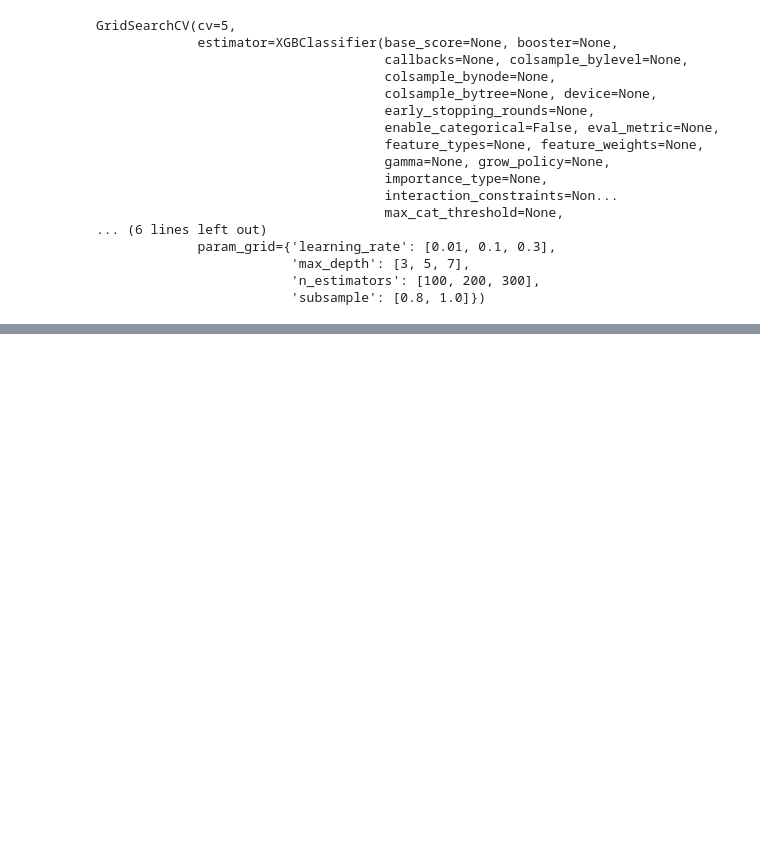
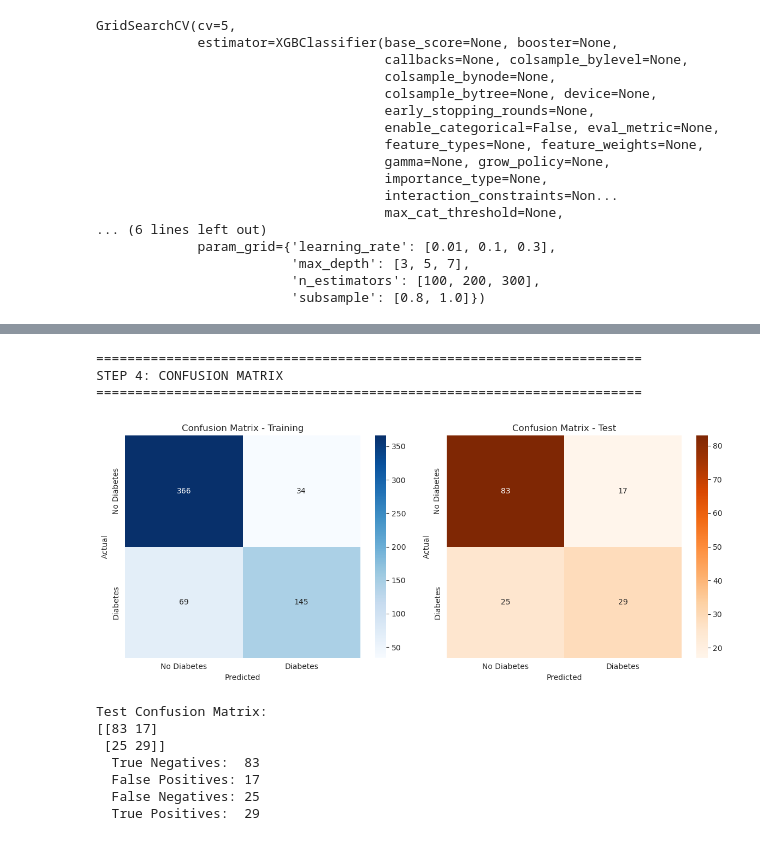
Before and after one commit to giorgiBerika/diabetes_analysis, a Jupyter notebook: main.ipynb, the cells around one changed output, grey strips where cells are left out. Drawn from its saved outputs; the diff is of its cells as text; code cells hidden in the pictures; blank space fills up the shorter version.

Commit message:
Choosing best method and  finishing beta version

```diff
--- a/main.ipynb
+++ b/main.ipynb
@@ -299 +299,14 @@ Random Forest          0.7338     0.6512  0.5185    0.5773   0.8041
 XGBoost                0.7273     0.6304  0.5370    0.5800   0.8198
+# %%
+print("\n" + "="*70)
+print("STEP 2: BEST MODEL SELECTION")
+print("="*70)
+
+best_model_name = results_df['F1-Score'].idxmax()
+best_model = models[best_model_name].best_estimator_
+
+print(f"\n🏆 Best Model: {best_model_name}")
+print(f"   F1-Score: {results_df.loc[best_model_name, 'F1-Score']:.4f}")
+print(f"\n✓ Best Hyperparameters:")
+for param, value in models[best_model_name].best_params_.items():
+    print(f"   {param}: {value}")
@@ -299,0 +369,45 @@ XGBoost                0.7273     0.6304  0.5370    0.5800   0.8198
+# %%
+print("\n" + "="*70)
+print("STEP 4: CONFUSION MATRIX")
+print("="*70)
+
+cm_train = confusion_matrix(y_train, y_train_pred)
+cm_test = confusion_matrix(y_test, y_test_pred)
+
+fig, axes = plt.subplots(1, 2, figsize=(12, 5))
+
+sns.heatmap(cm_train, annot=True, fmt='d', cmap='Blues', ax=axes[0],
+            xticklabels=['No Diabetes', 'Diabetes'],
+            yticklabels=['No Diabetes', 'Diabetes'])
+axes[0].set_title('Confusion Matrix - Training')
+axes[0].set_ylabel('Actual')
+axes[0].set_xlabel('Predicted')
+
+sns.heatmap(cm_test, annot=True, fmt='d', cmap='Oranges', ax=axes[1],
+            xticklabels=['No Diabetes', 'Diabetes'],
+            yticklabels=['No Diabetes', 'Diabetes'])
+axes[1].set_title('Confusion Matrix - Test')
+axes[1].set_ylabel('Actual')
+axes[1].set_xlabel('Predicted')
+
+plt.tight_layout()
+plt.show()
+
+print("\nTest Confusion Matrix:")
+print(cm_test)
+print(f"  True Negatives:  {cm_test[0, 0]}")
+print(f"  False Positives: {cm_test[0, 1]}")
+print(f"  False Negatives: {cm_test[1, 0]}")
+print(f"  True Positives:  {cm_test[1, 1]}")
+# %% [output]
+======================================================================
+STEP 4: CONFUSION MATRIX
+======================================================================
+[figure, added]
+Test Confusion Matrix:
+[[83 17]
+ [25 29]]
+  True Negatives:  83
+  False Positives: 17
+  False Negatives: 25
+  True Positives:  29
```
Also changed, not shown: parts of 6 cells of this notebook.
